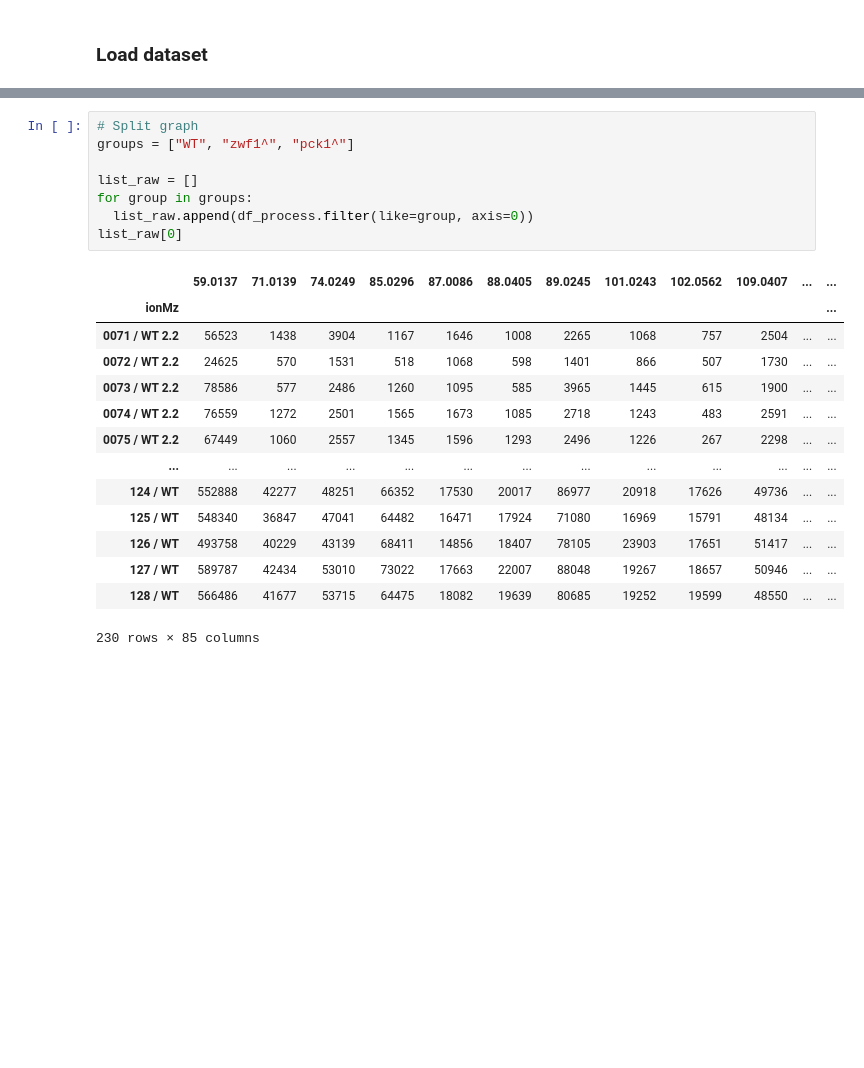
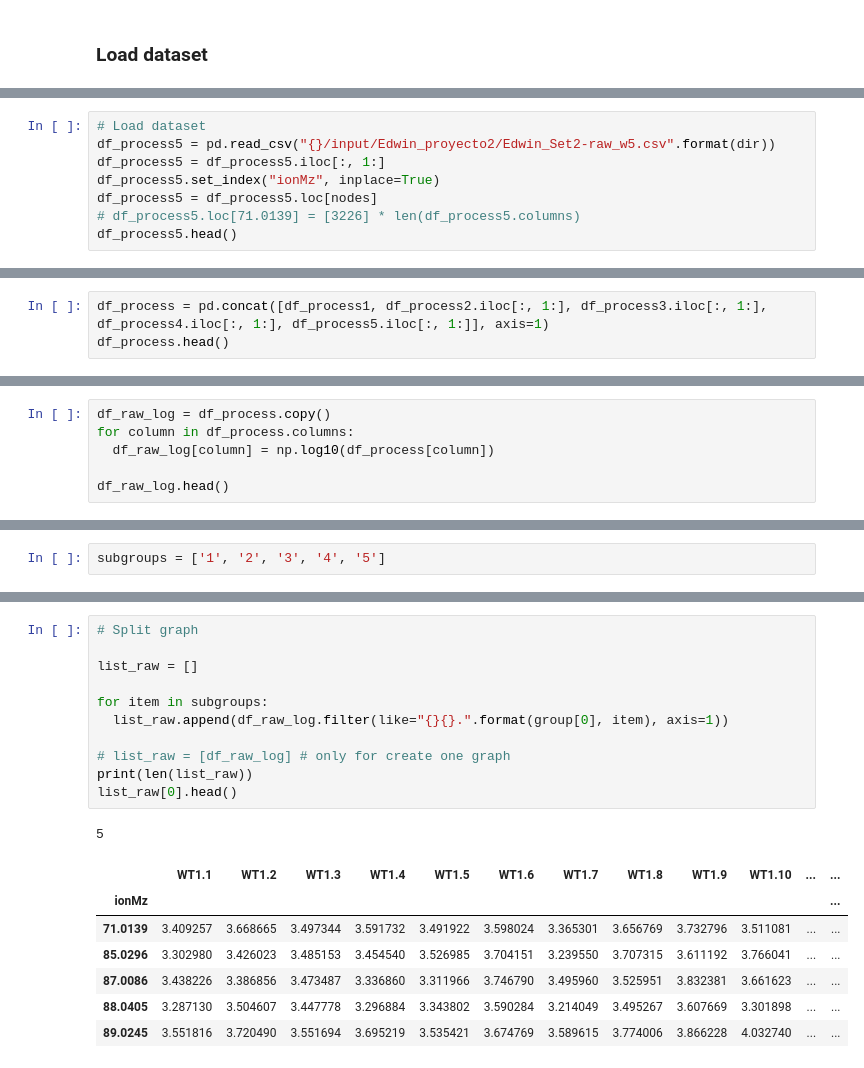
Before and after one commit to win7/GNN_Unsupervised, a Jupyter notebook: preprocessing_process_greedy.ipynb, the cells around one changed output, grey strips where cells are left out. Drawn from its saved outputs; the diff is of its cells as text; blank space fills up the shorter version.

```diff
--- a/preprocessing_process_greedy.ipynb
+++ b/preprocessing_process_greedy.ipynb
@@ -89,0 +176,8 @@ time: 19.7 ms (started: 2023-05-29 23:20:46 -05:00)
+# %%
+# Load dataset
+df_process5 = pd.read_csv("{}/input/Edwin_proyecto2/Edwin_Set2-raw_w5.csv".format(dir))
+df_process5 = df_process5.iloc[:, 1:]
+df_process5.set_index("ionMz", inplace=True)
+df_process5 = df_process5.loc[nodes]
+# df_process5.loc[71.0139] = [3226] * len(df_process5.columns)
+df_process5.head()
@@ -89,0 +211,3 @@ time: 19.7 ms (started: 2023-05-29 23:20:46 -05:00)
+# %%
+df_process = pd.concat([df_process1, df_process2.iloc[:, 1:], df_process3.iloc[:, 1:], df_process4.iloc[:, 1:], df_process5.iloc[:, 1:]], axis=1)
+df_process.head()
@@ -89,0 +224,6 @@ time: 19.7 ms (started: 2023-05-29 23:20:46 -05:00)
+# %%
+df_raw_log = df_process.copy()
+for column in df_process.columns:
+  df_raw_log[column] = np.log10(df_process[column])
+
+df_raw_log.head()
@@ -89,0 +240,2 @@ time: 19.7 ms (started: 2023-05-29 23:20:46 -05:00)
+# %%
+subgroups = ['1', '2', '3', '4', '5']
@@ -90,23 +244,20 @@ time: 19.7 ms (started: 2023-05-29 23:20:46 -05:00)
 # %%
 # Split graph
-groups = ["WT", "zwf1^", "pck1^"]
 
 list_raw = []
-for group in groups:
-  list_raw.append(df_process.filter(like=group, axis=0))
-list_raw[0]
+
+for item in subgroups:
+  list_raw.append(df_raw_log.filter(like="{}{}.".format(group[0], item), axis=1))
+
+# list_raw = [df_raw_log] # only for create one graph
+print(len(list_raw))
+list_raw[0].head()
 # %% [output]
+5
-|  | 59.0137 | 71.0139 | 74.0249 | 85.0296 | 87.0086 | 88.0405 | 89.0245 | 101.0243 | 102.0562 | 109.0407 | ... | ... |
+|  | WT1.1 | WT1.2 | WT1.3 | WT1.4 | WT1.5 | WT1.6 | WT1.7 | WT1.8 | WT1.9 | WT1.10 | ... | ... |
 | ionMz |  |  |  |  |  |  |  |  |  |  |  | ... |
-| 0071 / WT 2.2 | 56523 | 1438 | 3904 | 1167 | 1646 | 1008 | 2265 | 1068 | 757 | 2504 | ... | ... |
-| 0072 / WT 2.2 | 24625 | 570 | 1531 | 518 | 1068 | 598 | 1401 | 866 | 507 | 1730 | ... | ... |
-| 0073 / WT 2.2 | 78586 | 577 | 2486 | 1260 | 1095 | 585 | 3965 | 1445 | 615 | 1900 | ... | ... |
-| 0074 / WT 2.2 | 76559 | 1272 | 2501 | 1565 | 1673 | 1085 | 2718 | 1243 | 483 | 2591 | ... | ... |
-| 0075 / WT 2.2 | 67449 | 1060 | 2557 | 1345 | 1596 | 1293 | 2496 | 1226 | 267 | 2298 | ... | ... |
-| ... | ... | ... | ... | ... | ... | ... | ... | ... | ... | ... | ... | ... |
-| 124 / WT | 552888 | 42277 | 48251 | 66352 | 17530 | 20017 | 86977 | 20918 | 17626 | 49736 | ... | ... |
-| 125 / WT | 548340 | 36847 | 47041 | 64482 | 16471 | 17924 | 71080 | 16969 | 15791 | 48134 | ... | ... |
-| 126 / WT | 493758 | 40229 | 43139 | 68411 | 14856 | 18407 | 78105 | 23903 | 17651 | 51417 | ... | ... |
-| 127 / WT | 589787 | 42434 | 53010 | 73022 | 17663 | 22007 | 88048 | 19267 | 18657 | 50946 | ... | ... |
-| 128 / WT | 566486 | 41677 | 53715 | 64475 | 18082 | 19639 | 80685 | 19252 | 19599 | 48550 | ... | ... |
+| 71.0139 | 3.409257 | 3.668665 | 3.497344 | 3.591732 | 3.491922 | 3.598024 | 3.365301 | 3.656769 | 3.732796 | 3.511081 | ... | ... |
+| 85.0296 | 3.302980 | 3.426023 | 3.485153 | 3.454540 | 3.526985 | 3.704151 | 3.239550 | 3.707315 | 3.611192 | 3.766041 | ... | ... |
+| 87.0086 | 3.438226 | 3.386856 | 3.473487 | 3.336860 | 3.311966 | 3.746790 | 3.495960 | 3.525951 | 3.832381 | 3.661623 | ... | ... |
+| 88.0405 | 3.287130 | 3.504607 | 3.447778 | 3.296884 | 3.343802 | 3.590284 | 3.214049 | 3.495267 | 3.607669 | 3.301898 | ... | ... |
+| 89.0245 | 3.551816 | 3.720490 | 3.551694 | 3.695219 | 3.535421 | 3.674769 | 3.589615 | 3.774006 | 3.866228 | 4.032740 | ... | ... |
-230 rows × 85 columns
```
Also changed, not shown: parts of 38 cells of this notebook, 5 other files.
